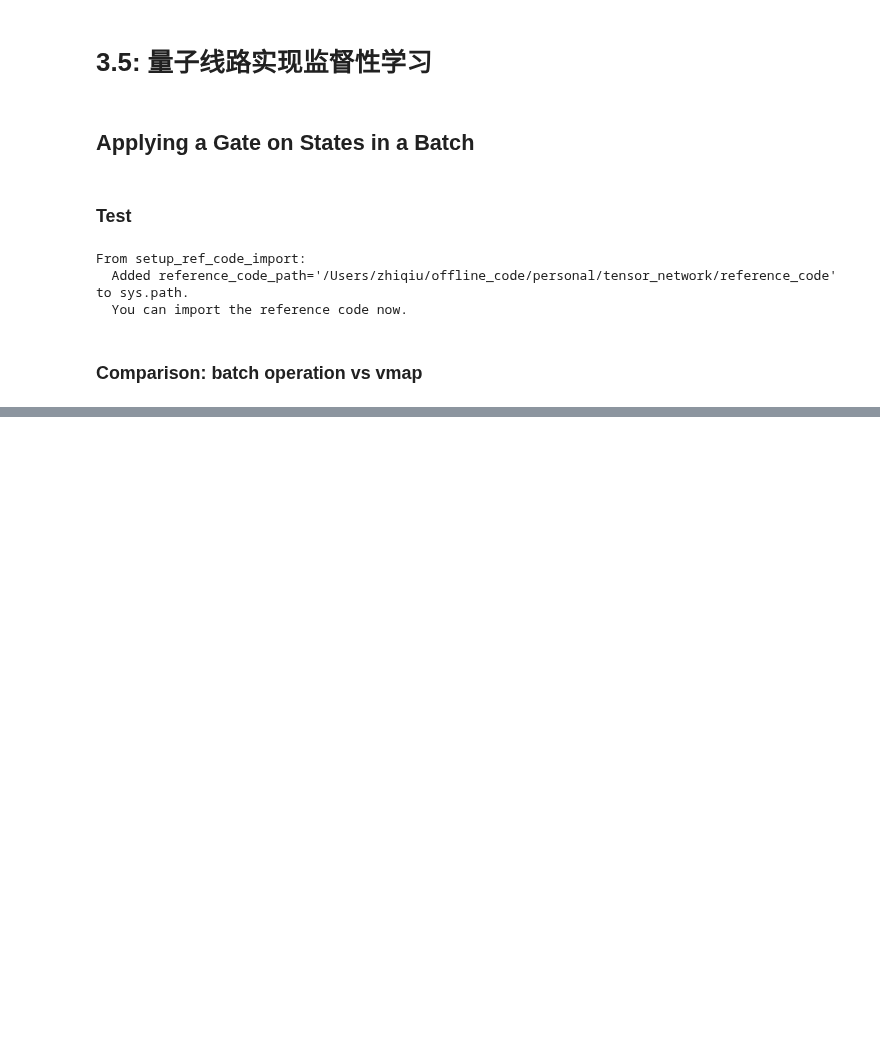
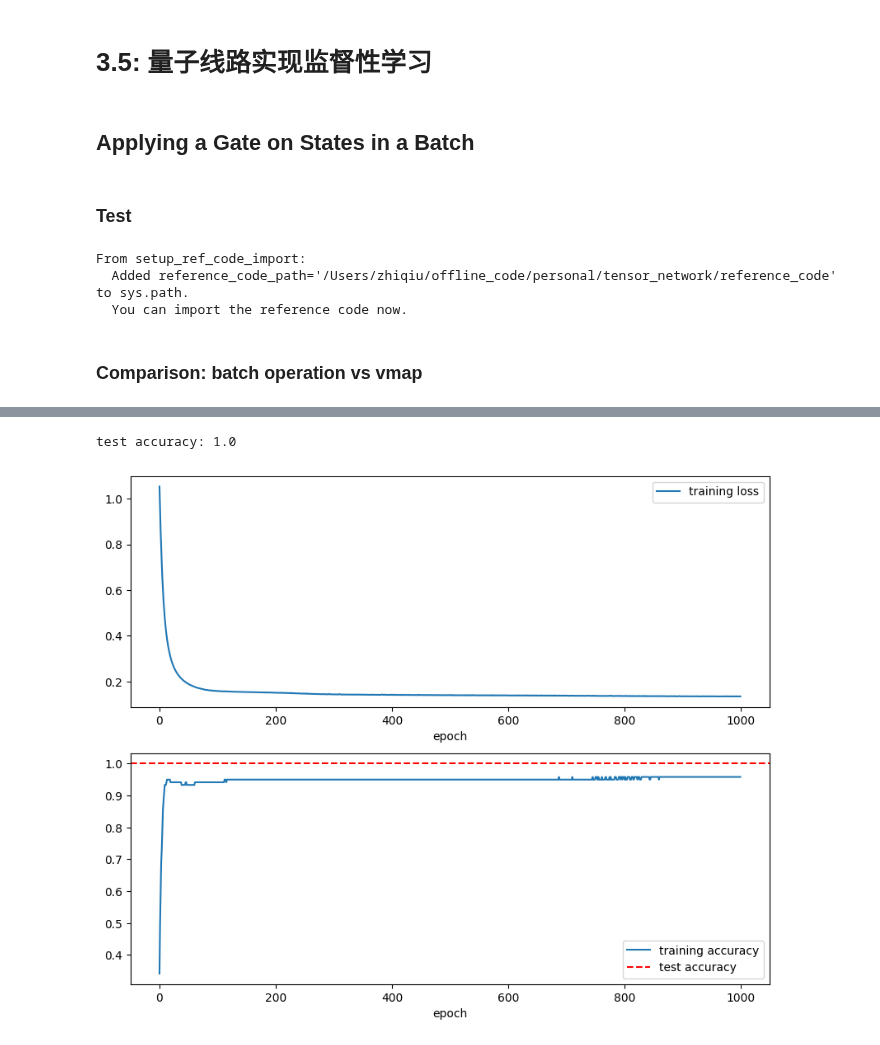
Before and after one commit to ifsheldon/tensor-network-notes, a Jupyter notebook: 3-5.ipynb, the cells around one changed output, grey strips where cells are left out. Cells and saved outputs as stored; diff of their text form; code cells hidden in the pictures; blank space fills up the shorter version.

Commit message:
finished 3.5 ADQC network training

```diff
--- a/3-5.ipynb
+++ b/3-5.ipynb
@@ -324,0 +610,14 @@ TODO
+# %%
+net = ADQCNet(
+    num_qubits=4, num_layers=2, gate_pattern="stair", identity_init=True, double_precision=False
+)
+
+optimizer = Adam(net.parameters(), lr=lr)
+# %%
+# |export networks.adqc
+def calc_accuracy(probabilities: torch.Tensor, targets: torch.Tensor) -> float:
+    assert probabilities.ndimension() == 2
+    assert targets.ndimension() == 1
+    assert probabilities.shape[0] == targets.shape[0]
+    predicted_classes = torch.argmax(probabilities, dim=1)
+    return (predicted_classes == targets).float().mean().item()
@@ -324,0 +652,33 @@ TODO
+# %%
+test_batch_accuracy = []
+test_sample_num = 0
+with torch.no_grad():
+    for sample_batch, target_batch in test_loader:
+        sample_features = cossin_feature_map(sample_batch)
+        states = sample_feature_to_qubit_tensor(sample_features)
+        states = net(states)
+        classes_probabilities = probabilities_adqc_classifier(states, num_classes)
+        test_batch_accuracy.append(
+            calc_accuracy(classes_probabilities, target_batch) * sample_batch.shape[0]
+        )
+        test_sample_num += sample_batch.shape[0]
+
+test_accuracy = torch.tensor(test_batch_accuracy).sum() / test_sample_num
+print(f"test accuracy: {test_accuracy}")
+# %% [output]
+test accuracy: 1.0
+# %%
+# plot losses and accuracies in two subplots
+fig, (ax1, ax2) = plt.subplots(2, 1, figsize=(10, 8))
+ax1.plot(losses, label="training loss")
+ax1.set_xlabel("epoch")
+ax1.legend()
+# plot training accuracy and test accuracy
+ax2.plot(accuracies, label="training accuracy")
+ax2.set_xlabel("epoch")
+ax2.legend()
+ax2.axhline(test_accuracy, label="test accuracy", color="red", linestyle="--")
+ax2.legend()
+fig.show()
+# %% [output]
+[figure, added]
```
Also changed, not shown: parts of 20 cells of this notebook, 14 other files.
